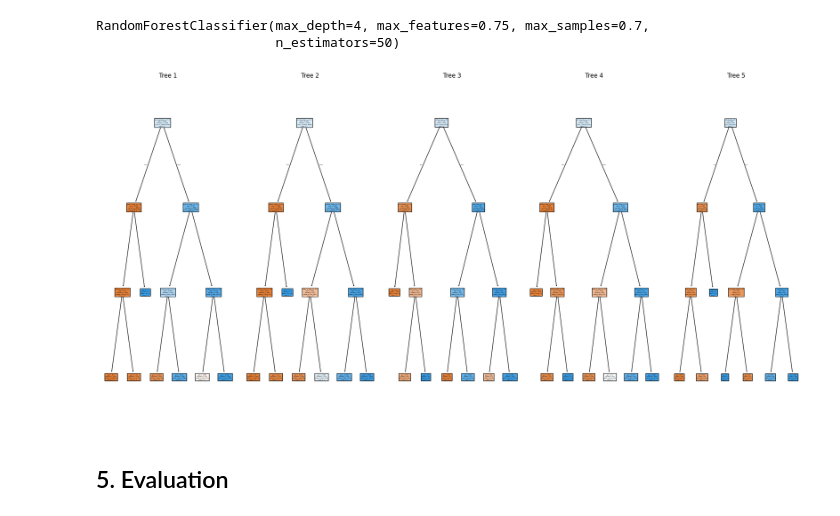
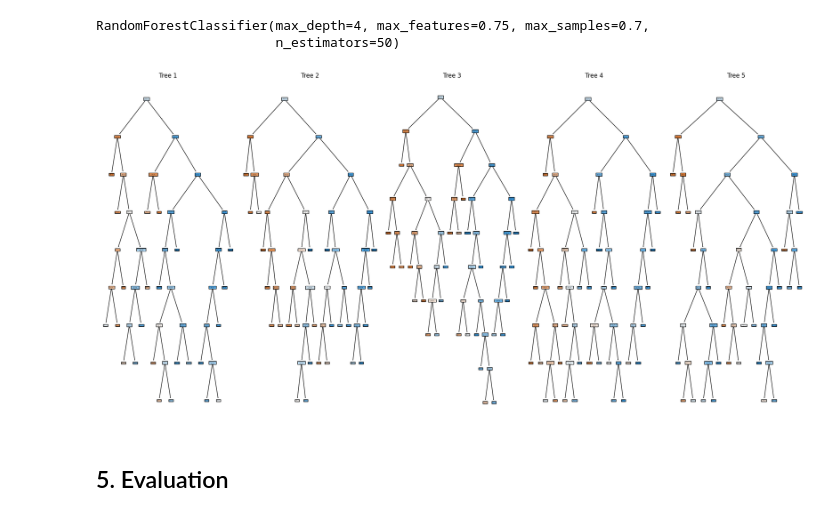
Before and after one commit to JarkkoKarki/Koneoppiminen, a Jupyter notebook: Teht/03_Decision_trees_and_random_forests.ipynb, the cells around one changed output. Saved outputs shown, nothing was run; the diff lists cells and outputs as text; code cells hidden in the pictures.

Commit message:
Changes in the forest classifier

```diff
--- a/Teht/03_Decision_trees_and_random_forests.ipynb
+++ b/Teht/03_Decision_trees_and_random_forests.ipynb
@@ -114,22 +114,22 @@ model.fit(X_train, y_train)
 RandomForestClassifier(max_depth=4, max_features=0.75, max_samples=0.7,
                        n_estimators=50)
 # %%
-model = RandomForestClassifier(n_estimators=100, bootstrap=True, max_depth=3, max_samples=0.7, min_samples_leaf=5, max_features=0.75)
+model = RandomForestClassifier(n_estimators=100, bootstrap=True, max_depth=20, max_samples=0.7, min_samples_leaf=30, min_samples_split=10, max_features=0.75, ccp_alpha=0.0005)
 model.fit(X, y)
 
 n_trees_to_plot = 5
 plt.figure(figsize=(20, 10))
 
 for i in range(n_trees_to_plot):
     plt.subplot(1, n_trees_to_plot, i + 1)
     plot_tree(model.estimators_[i], filled=True,
               feature_names= X.keys(), class_names=['-1', '1'])
     plt.title(f'Tree {i + 1}')
 
 plt.tight_layout()
 plt.show()
 # %% [output]
-[figure, old version]
+[figure, new version]
 # %%
 tree_text = export_text(model.estimators_[0], feature_names=X.keys().tolist())
 with open('03_tree.txt', 'w') as f:
```
Also changed, not shown: parts of 5 cells of this notebook.
